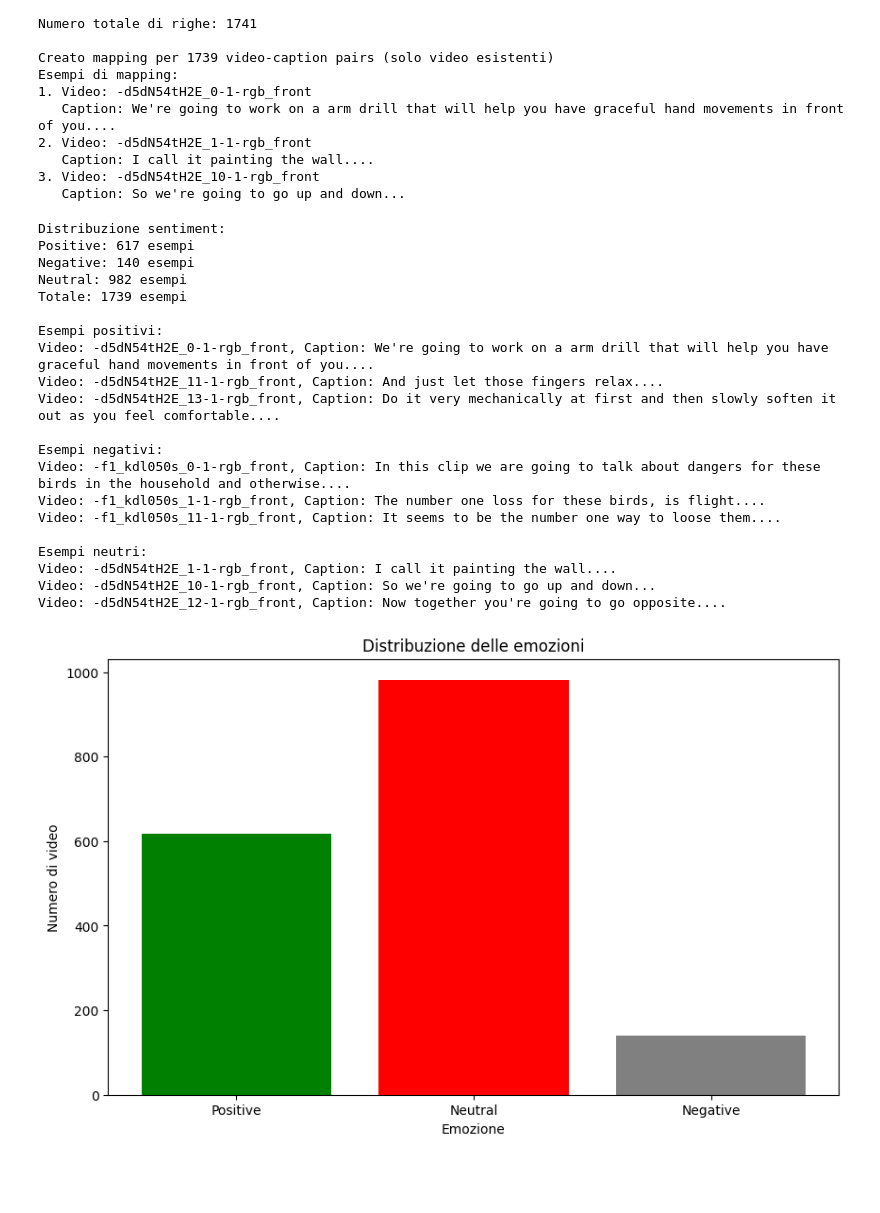
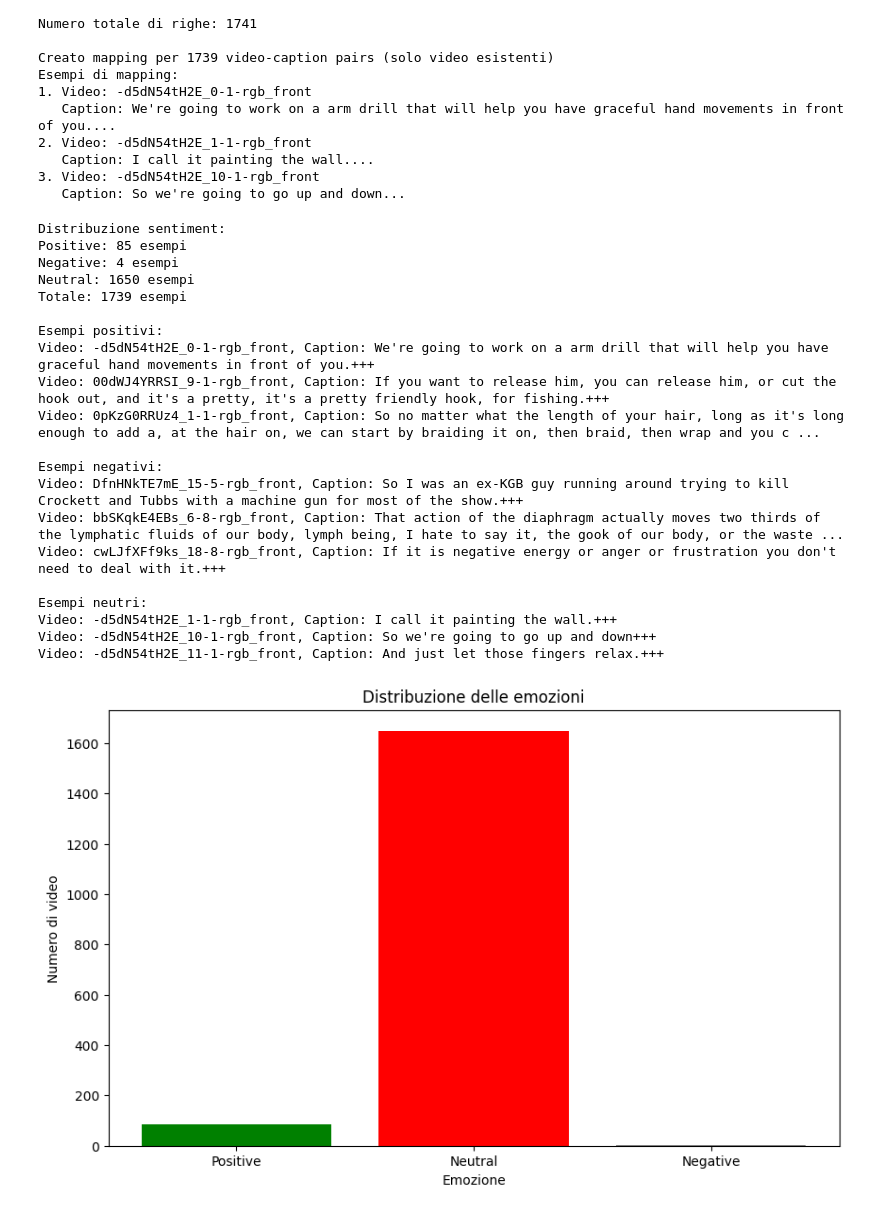
Before and after one commit to Ignazio-Emanuele-Picciche/Improved_EmoSign_Thesis, a Jupyter notebook: notebooks/veder_sentiment.ipynb, the cells around one changed output. Drawn from its saved outputs; the diff is of its cells as text; code cells hidden in the pictures; blank space fills up the shorter version.

```diff
--- a/notebooks/veder_sentiment.ipynb
+++ b/notebooks/veder_sentiment.ipynb
@@ -133,9 +133,9 @@ for video_name, caption in video_caption_mapping.items():
     compound_score = scores["compound"]
 
     # Determina la categoria
-    if compound_score >= 0.25:
+    if compound_score >= 0.75:
         category = "Positive"
-    elif compound_score <= -0.25:
+    elif compound_score <= -0.75:
         category = "Negative"
     else:
         category = "Neutral"
@@ -171,48 +171,48 @@ print(f"Neutral: {len(neutral_examples)} esempi")
 print(f"Totale: {len(video_sentiment_data)} esempi")
 
 # Mostra esempi per ogni categoria
 print("\nEsempi positivi:")
 for example in positive_examples[:3]:
-    print(f"Video: {example['video_name']}, Caption: {example['caption'][:100]}...")
+    print(f"Video: {example['video_name']}, Caption: {example['caption'][:200]}+++")
 
 print("\nEsempi negativi:")
 for example in negative_examples[:3]:
-    print(f"Video: {example['video_name']}, Caption: {example['caption'][:100]}...")
+    print(f"Video: {example['video_name']}, Caption: {example['caption'][:200]}+++")
 
 print("\nEsempi neutri:")
 for example in neutral_examples[:3]:
-    print(f"Video: {example['video_name']}, Caption: {example['caption'][:100]}...")
+    print(f"Video: {example['video_name']}, Caption: {example['caption'][:200]}+++")
 
 # Crea il grafico
 plt.figure(figsize=(10, 6))
 plt.bar(
     category_counts.keys(), category_counts.values(), color=["green", "red", "gray"]
 )
 plt.title("Distribuzione delle emozioni")
 plt.xlabel("Emozione")
 plt.ylabel("Numero di video")
 plt.show()
 # %% [output]
 Distribuzione sentiment:
-Positive: 617 esempi
-Negative: 140 esempi
-Neutral: 982 esempi
+Positive: 85 esempi
+Negative: 4 esempi
+Neutral: 1650 esempi
 Totale: 1739 esempi
 
 Esempi positivi:
-Video: -d5dN54tH2E_0-1-rgb_front, Caption: We're going to work on a arm drill that will help you have graceful hand movements in front of you....
-Video: -d5dN54tH2E_11-1-rgb_front, Caption: And just let those fingers relax....
-Video: -d5dN54tH2E_13-1-rgb_front, Caption: Do it very mechanically at first and then slowly soften it out as you feel comfortable....
+Video: -d5dN54tH2E_0-1-rgb_front, Caption: We're going to work on a arm drill that will help you have graceful hand movements in front of you.+++
+Video: 00dWJ4YRRSI_9-1-rgb_front, Caption: If you want to release him, you can release him, or cut the hook out, and it's a pretty, it's a pretty friendly hook, for fishing.+++
+Video: 0pKzG0RRUz4_1-1-rgb_front, Caption: So no matter what the length of your hair, long as it's long enough to add a, at the hair on, we can start by braiding it on, then braid, then wrap and you c ...
 
 Esempi negativi:
-Video: -f1_kdl050s_0-1-rgb_front, Caption: In this clip we are going to talk about dangers for these birds in the household and otherwise....
-Video: -f1_kdl050s_1-1-rgb_front, Caption: The number one loss for these birds, is flight....
-Video: -f1_kdl050s_11-1-rgb_front, Caption: It seems to be the number one way to loose them....
+Video: DfnHNkTE7mE_15-5-rgb_front, Caption: So I was an ex-KGB guy running around trying to kill Crockett and Tubbs with a machine gun for most of the show.+++
+Video: bbSKqkE4EBs_6-8-rgb_front, Caption: That action of the diaphragm actually moves two thirds of the lymphatic fluids of our body, lymph being, I hate to say it, the gook of our body, or the waste ...
+Video: cwLJfXFf9ks_18-8-rgb_front, Caption: If it is negative energy or anger or frustration you don't need to deal with it.+++
 
 Esempi neutri:
-Video: -d5dN54tH2E_1-1-rgb_front, Caption: I call it painting the wall....
-Video: -d5dN54tH2E_10-1-rgb_front, Caption: So we're going to go up and down...
-Video: -d5dN54tH2E_12-1-rgb_front, Caption: Now together you're going to go opposite....
+Video: -d5dN54tH2E_1-1-rgb_front, Caption: I call it painting the wall.+++
+Video: -d5dN54tH2E_10-1-rgb_front, Caption: So we're going to go up and down+++
+Video: -d5dN54tH2E_11-1-rgb_front, Caption: And just let those fingers relax.+++
-[figure, old version]
+[figure, new version]
 # %%
 # Estrai tutti i valori 'compound'
```
Also changed, not shown: parts of 1 cell of this notebook, 4 other files.
